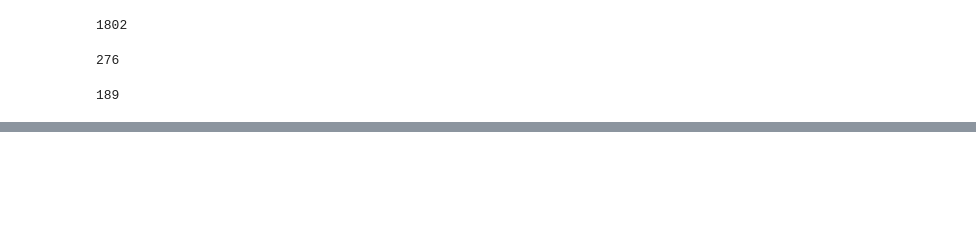
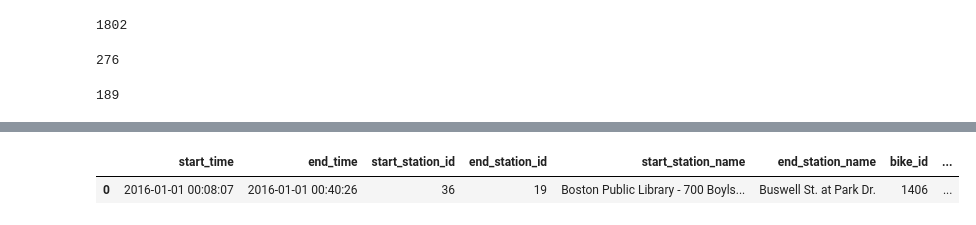
Before and after one commit to renefreitag/Data_Vipers, a Jupyter notebook: CBA/OMNI_BOOK.ipynb, the cells around one changed output, grey strips where cells are left out. Saved outputs shown, nothing was run; the diff lists cells and outputs as text; code cells hidden in the pictures; blank space fills up the shorter version.

```diff
--- a/CBA/OMNI_BOOK.ipynb
+++ b/CBA/OMNI_BOOK.ipynb
@@ -61,6 +63,3 @@ print(len(df["start_station_name"].unique()))
 print(len(df["start_station_id"].unique()))
 # %% [output]
 189
-# %%
-pd.set_option('display.max_columns', None)
-df.head(3)
@@ -138,4 +162,4 @@ df['end_long'] = df['end_long'].replace([1,3,4,5,6,7,8,9,10,11,12,13,14,15,16,17
 # %%
-df["start_coordinates2"] = list(zip(df["start_lat"],df["start_long"]))
+df["start_coordinates"] = list(zip(df["start_lat"],df["start_long"]))
 # %%
-df["end_coordinates2"] = list(zip(df["end_lat"],df["end_long"]))
+df["end_coordinates"] = list(zip(df["end_lat"],df["end_long"]))
@@ -172,0 +170,5 @@ df["end_coordinates2"] = list(zip(df["end_lat"],df["end_long"]))
+# %%
+df.head(1)
+# %% [output]
+|  | start_time | end_time | start_station_id | end_station_id | start_station_name | end_station_name | bike_id | ... |
+| 0 | 2016-01-01 00:08:07 | 2016-01-01 00:40:26 | 36 | 19 | Boston Public Library - 700 Boyls... | Buswell St. at Park Dr. | 1406 | ... |
```
Also changed, not shown: parts of 96 cells of this notebook, 1 other file.
